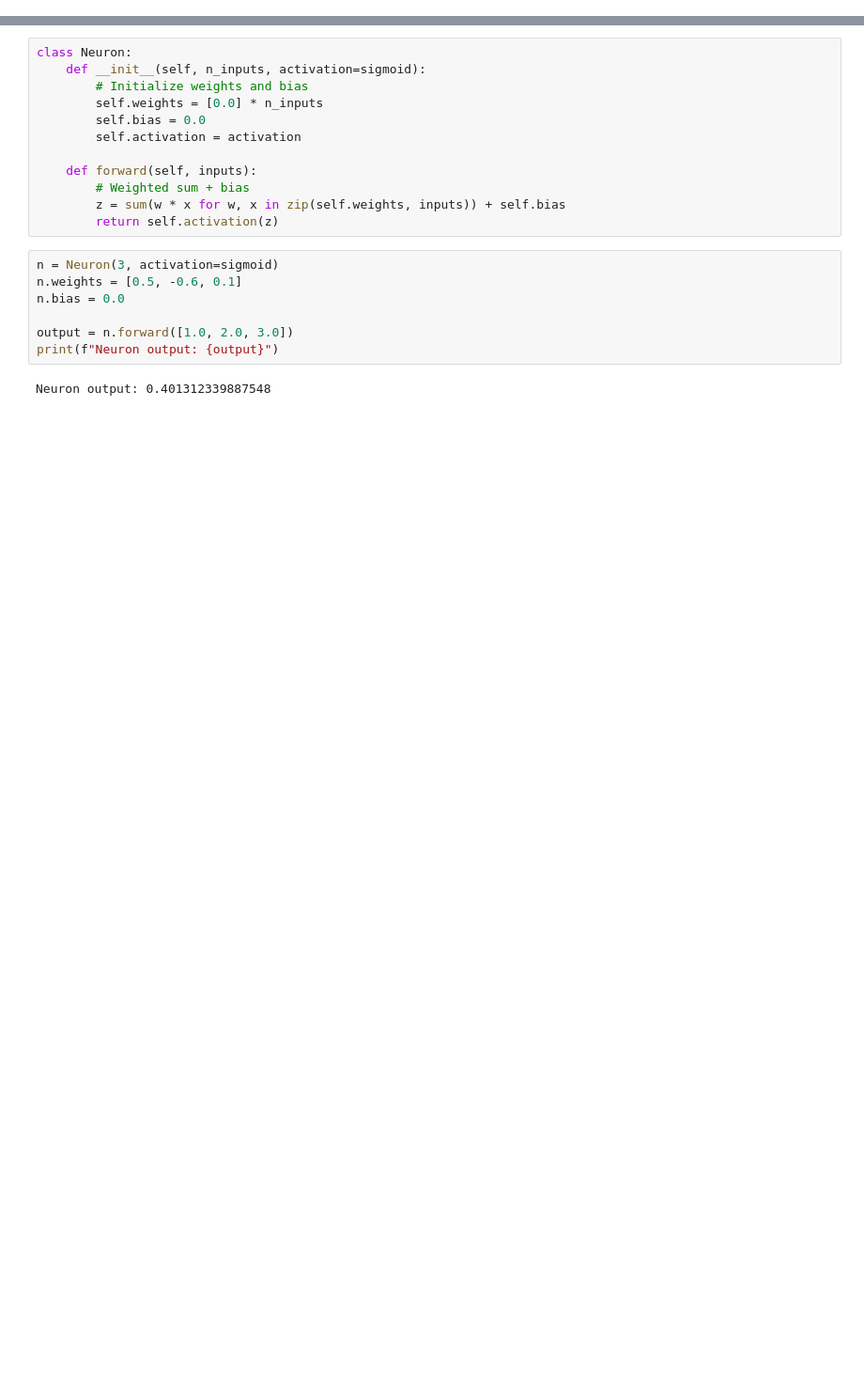
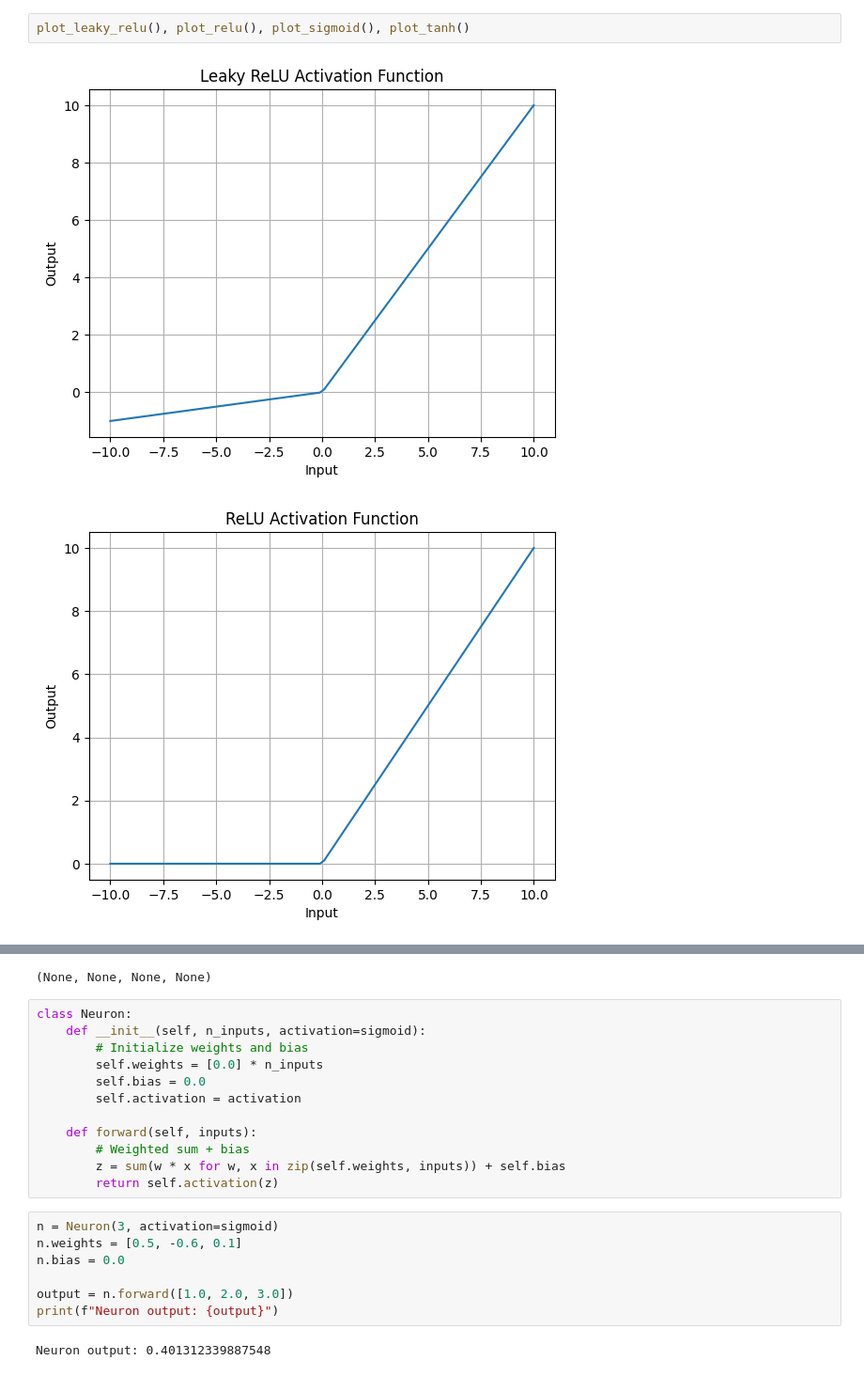
Before and after one commit to G0nkly/pytorch_sandbox, a Jupyter notebook: primer/NN/PyTorch_NN_Basics.ipynb, the cells around one changed output, grey strips where cells are left out. Shown at 94% size. Cells and saved outputs as stored; diff of their text form; blank space fills up the shorter version.

```diff
--- a/primer/NN/PyTorch_NN_Basics.ipynb
+++ b/primer/NN/PyTorch_NN_Basics.ipynb
@@ -15,0 +125,5 @@ def identity(x):
+# %%
+plot_leaky_relu(), plot_relu(), plot_sigmoid(), plot_tanh()
+# %% [output]
+[figure, added]
+[figure, added]
@@ -16,3 +132,4 @@ def identity(x):
+(None, None, None, None)
 # %%
 class Neuron:
     def __init__(self, n_inputs, activation=sigmoid):
```
Also changed, not shown: parts of 17 cells of this notebook.
